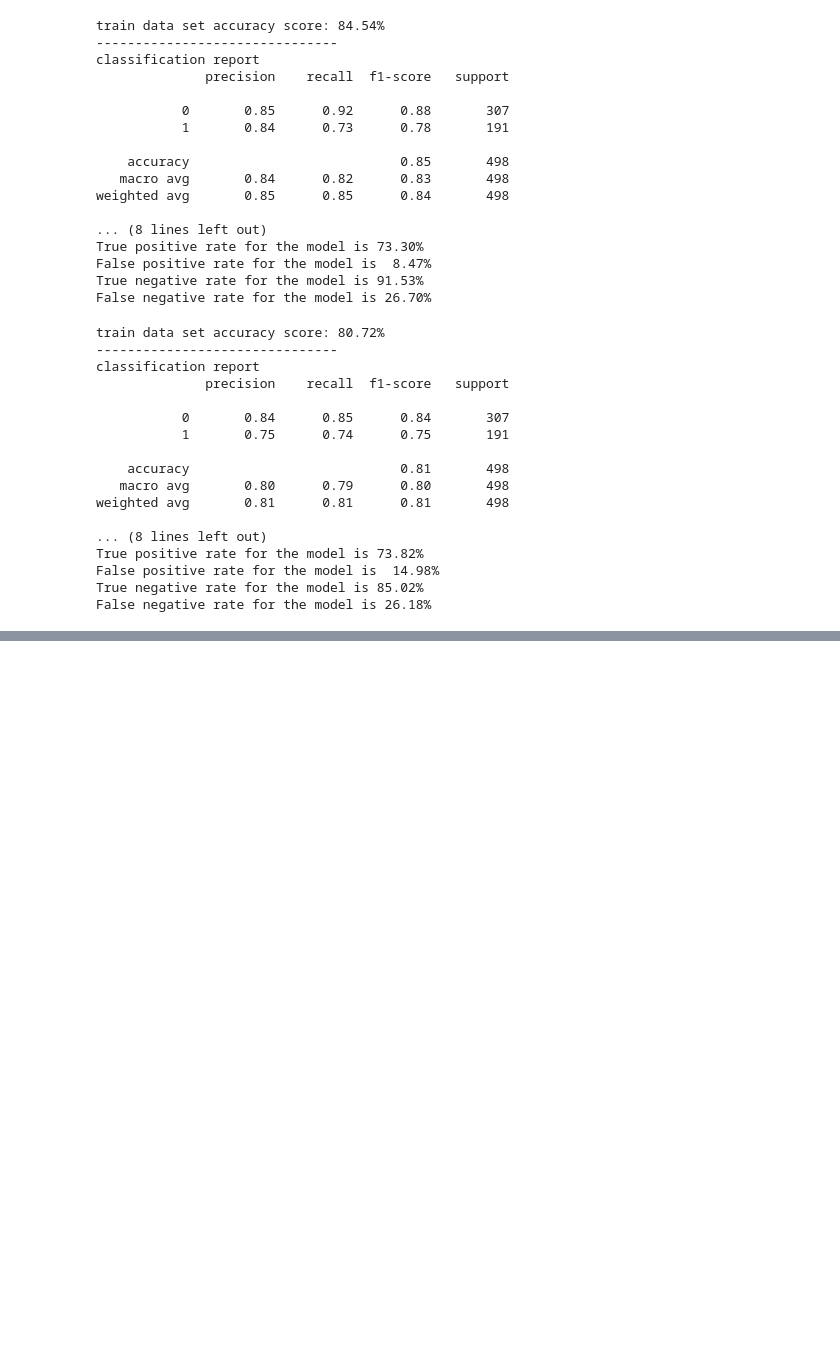
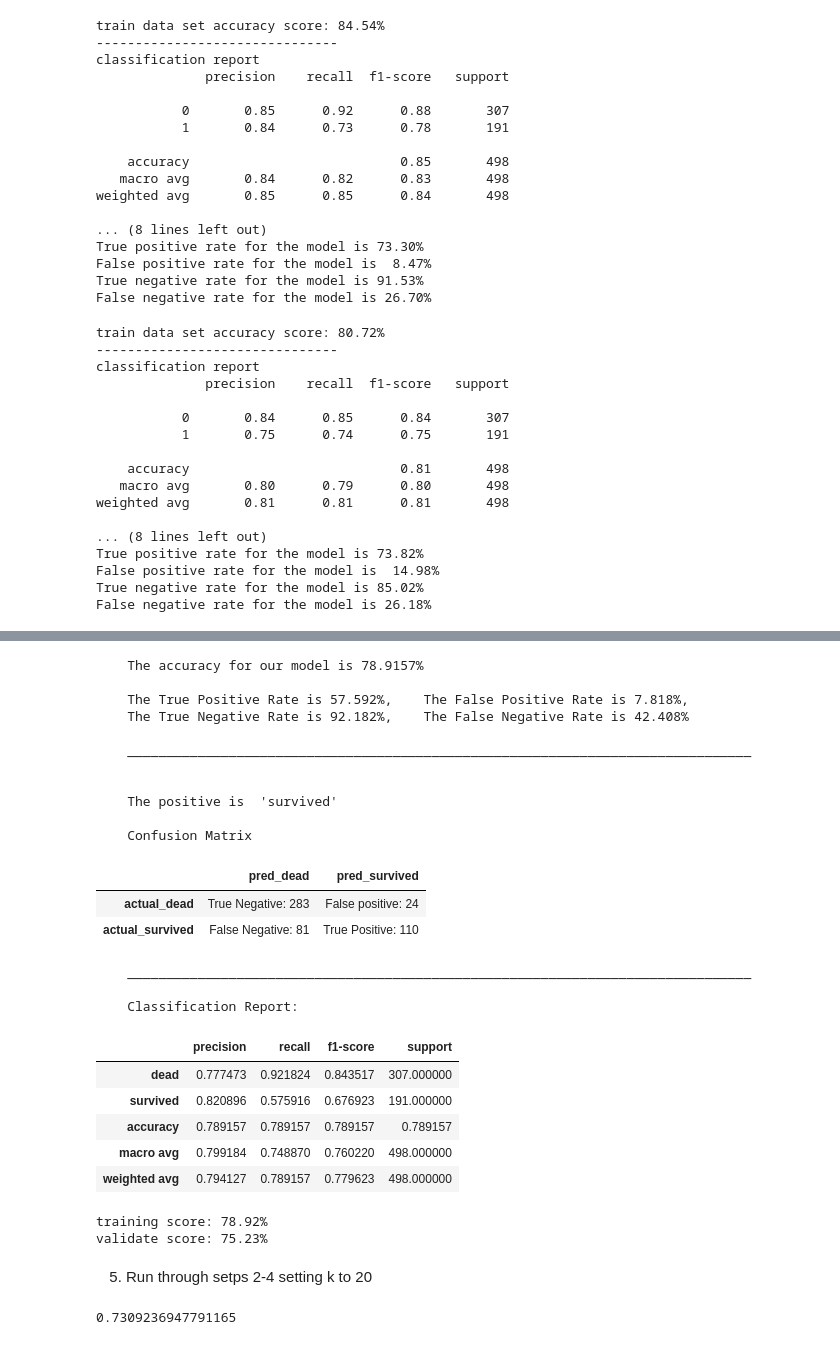
Before and after one commit to Tyler-Applegate/classification-exercises, a Jupyter notebook: model.ipynb, the cells around one changed output, grey strips where cells are left out. Drawn from its saved outputs; the diff is of its cells as text; code cells hidden in the pictures; blank space fills up the shorter version.

```diff
--- a/model.ipynb
+++ b/model.ipynb
@@ -850,0 +940,40 @@ False negative rate for the model is 26.18%
+# %%
+model_func.model_performs(X_train, y_train, knn_10)
+# %% [output]
+    The accuracy for our model is 78.9157%
+
+    The True Positive Rate is 57.592%,    The False Positive Rate is 7.818%,
+    The True Negative Rate is 92.182%,    The False Negative Rate is 42.408%
+
+    ________________________________________________________________________________
+
+
+    The positive is  'survived'
+
+    Confusion Matrix
+|  | pred_dead | pred_survived |
+| actual_dead | True Negative: 283 | False positive: 24 |
+| actual_survived | False Negative: 81 | True Positive: 110 |
+    ________________________________________________________________________________
+
+    Classification Report:
+|  | precision | recall | f1-score | support |
+| dead | 0.777473 | 0.921824 | 0.843517 | 307.000000 |
+| survived | 0.820896 | 0.575916 | 0.676923 | 191.000000 |
+| accuracy | 0.789157 | 0.789157 | 0.789157 | 0.789157 |
+| macro avg | 0.799184 | 0.748870 | 0.760220 | 498.000000 |
+| weighted avg | 0.794127 | 0.789157 | 0.779623 | 498.000000 |
+# %%
+print(f'training score: {knn_10.score(X_train, y_train):.2%}')
+print(f'validate score: {knn_10.score(X_validate, y_validate):.2%}')
+# %% [output]
+training score: 78.92%
+validate score: 75.23%
+# %% [markdown]
+5. Run through setps 2-4 setting k to 20
+# %%
+knn_20 = KNeighborsClassifier(n_neighbors=20)
+knn_20.fit(X_train, y_train)
+knn_20.score(X_train, y_train)
+# %% [output]
+0.7309236947791165
```
Also changed, not shown: parts of 52 cells of this notebook, 7 other files.
